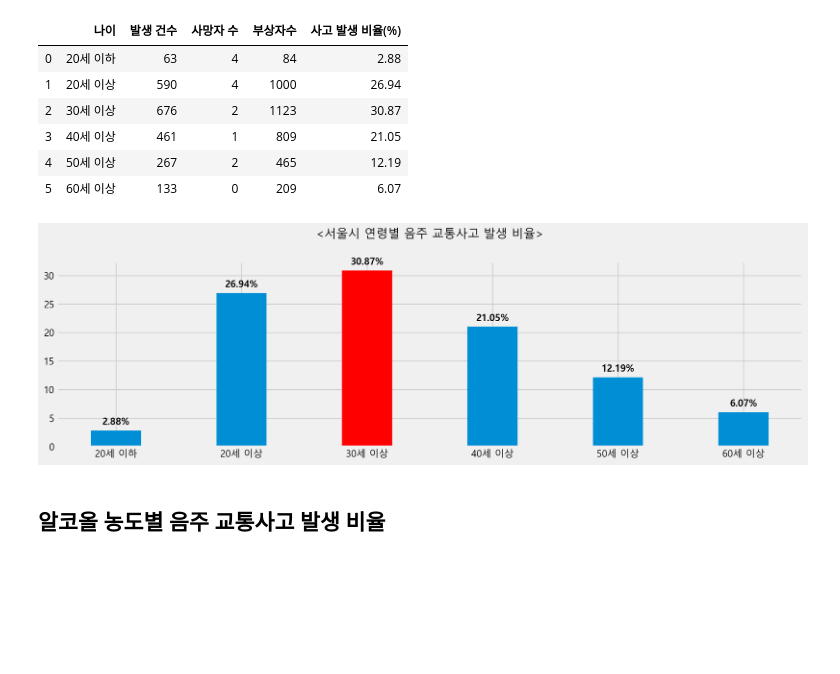
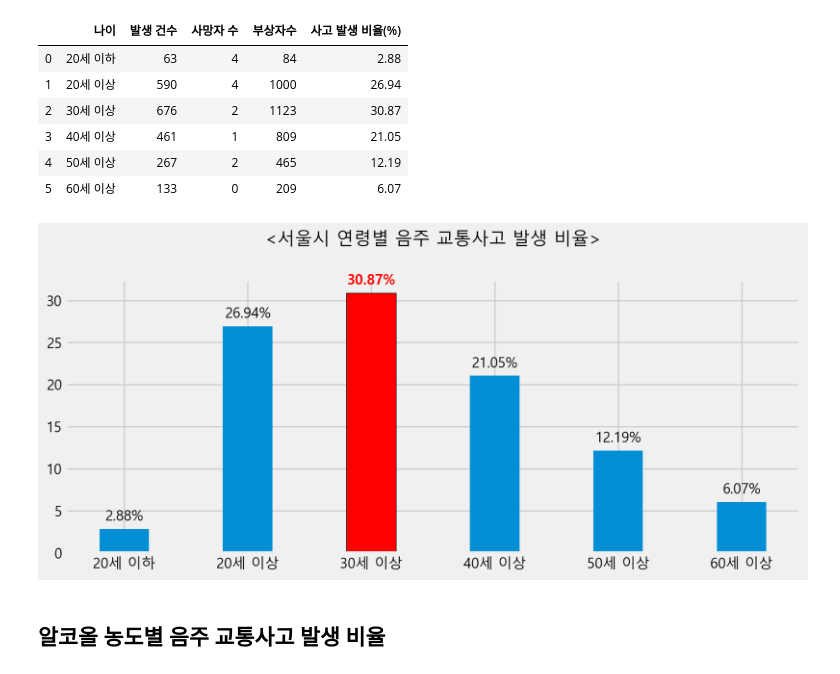
Before and after one commit to jeonprize/Accident, a Jupyter notebook: acl_accident.ipynb, the cells around one changed output. Drawn from its saved outputs; the diff is of its cells as text; code cells hidden in the pictures; blank space fills up the shorter version.

```diff
--- a/acl_accident.ipynb
+++ b/acl_accident.ipynb
@@ -352,21 +364,25 @@ age_df
 | 4 | 50세 이상 | 267 | 2 | 465 | 12.19 |
 | 5 | 60세 이상 | 133 | 0 | 209 | 6.07 |
 # %%
-fig, ax = plt.subplots(figsize=(15, 4))
+fig, ax = plt.subplots(figsize=(10, 4))
 ax.bar(age_df["나이"],age_df["사고 발생 비율(%)"],width=0.4)
 ax.set_title("<서울시 연령별 음주 교통사고 발생 비율>",pad=30,fontsize=15)
 ax.tick_params(labelsize=12)
 
 for x, y in enumerate(age_df["사고 발생 비율(%)"]):
-    ax.text(x, y+1, f"{y}%", size=12, ha="center",fontweight="bold")
+    if x==2:
+        ax.text(x, y+1, f"{y}%", size=12, ha="center",fontweight="bold",color='red')
+    else:
+        ax.text(x, y+1, f"{y}%", size=12, ha="center",fontweight="normal")
 
 heights = [p.get_height() for p in ax.patches]
 highest = np.argmax(heights)
+ax.patches[highest].set_edgecolor("black")
 ax.patches[highest].set_facecolor("red")
 
 plt.show()
 # %% [output]
-[figure, old version]
+[figure, new version]
 # %% [markdown]
 ## 알코올 농도별 음주 교통사고 발생 비율
 # %%
```
Also changed, not shown: parts of 6 cells of this notebook.
